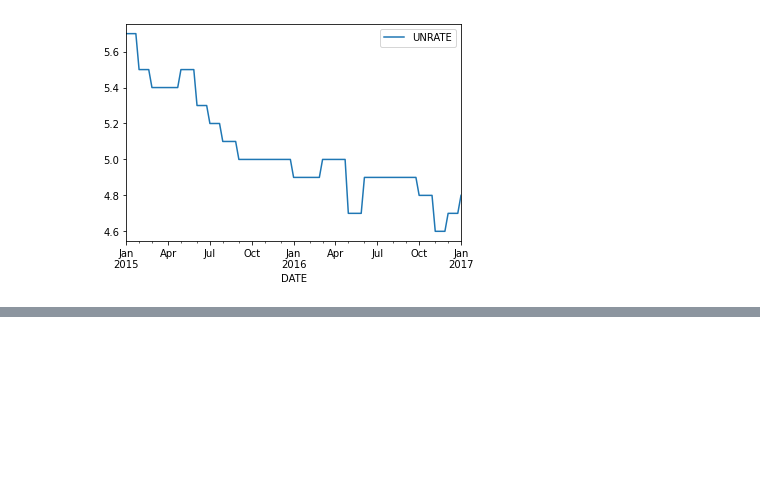
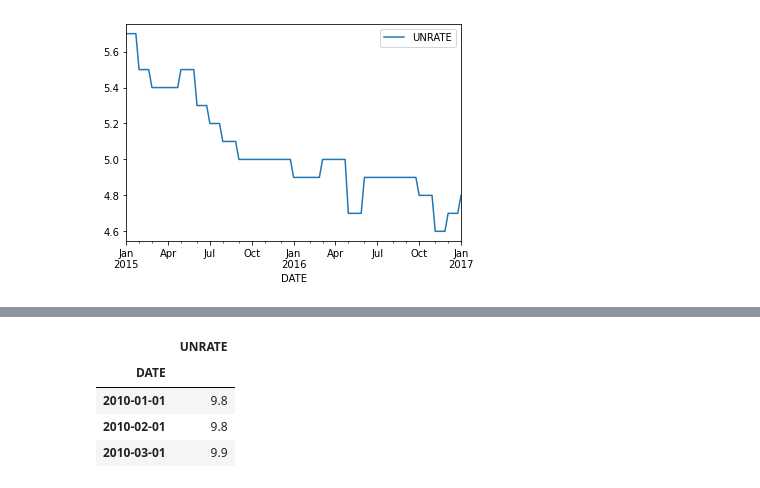
Before and after one commit to naikshubham/Forecasting-using-Python, a Jupyter notebook: Manipulating-Time-Series-Data/Manipulating Time Series.ipynb, the cells around one changed output, grey strips where cells are left out. Saved outputs shown, nothing was run; the diff lists cells and outputs as text; code cells hidden in the pictures; blank space fills up the shorter version.

```diff
--- a/Manipulating-Time-Series-Data/Manipulating Time Series.ipynb
+++ b/Manipulating-Time-Series-Data/Manipulating Time Series.ipynb
@@ -400,0 +407,9 @@ DATE
+# %%
+monthly = pd.read_csv('./data/unrate.csv', parse_dates=['DATE'], index_col='DATE')
+monthly.head(3)
+# %% [output]
+|  | UNRATE |
+| DATE |  |
+| 2010-01-01 | 9.8 |
+| 2010-02-01 | 9.8 |
+| 2010-03-01 | 9.9 |
```
Also changed, not shown: parts of 6 cells of this notebook.
